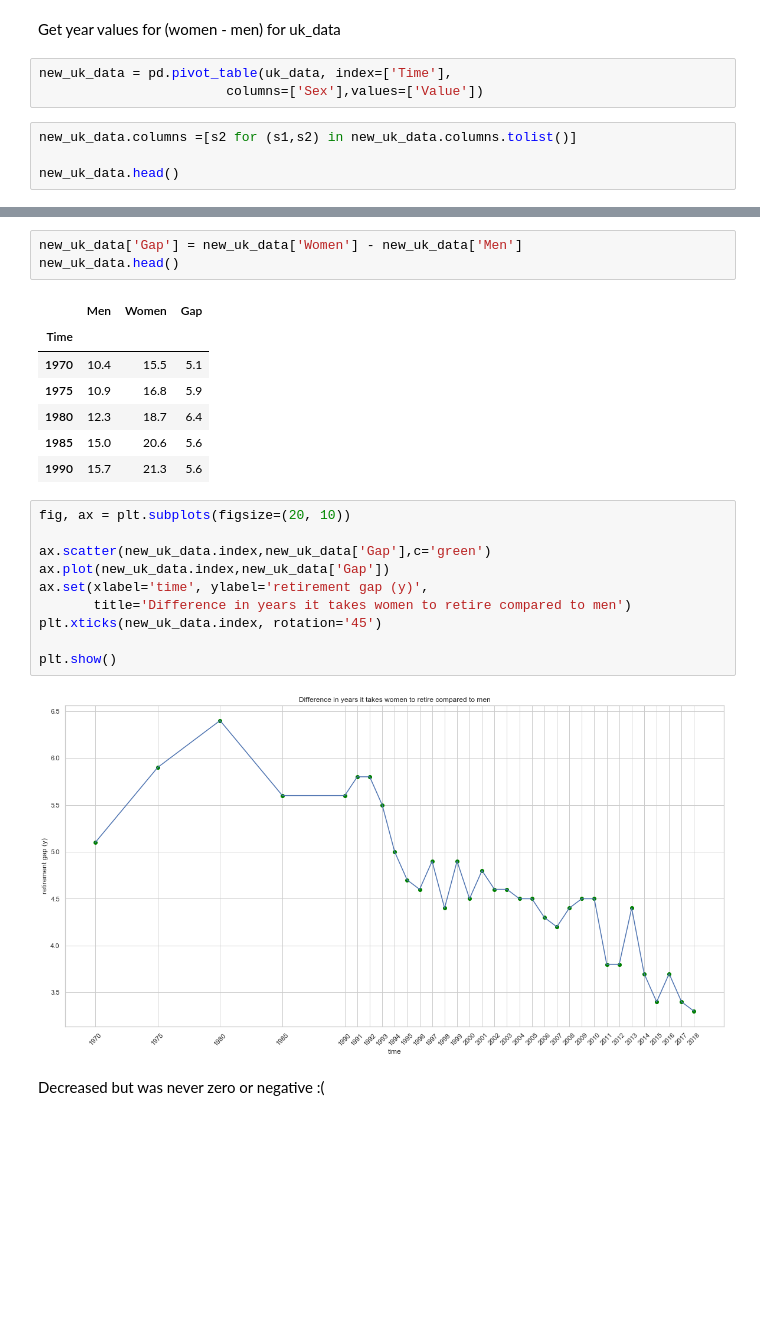
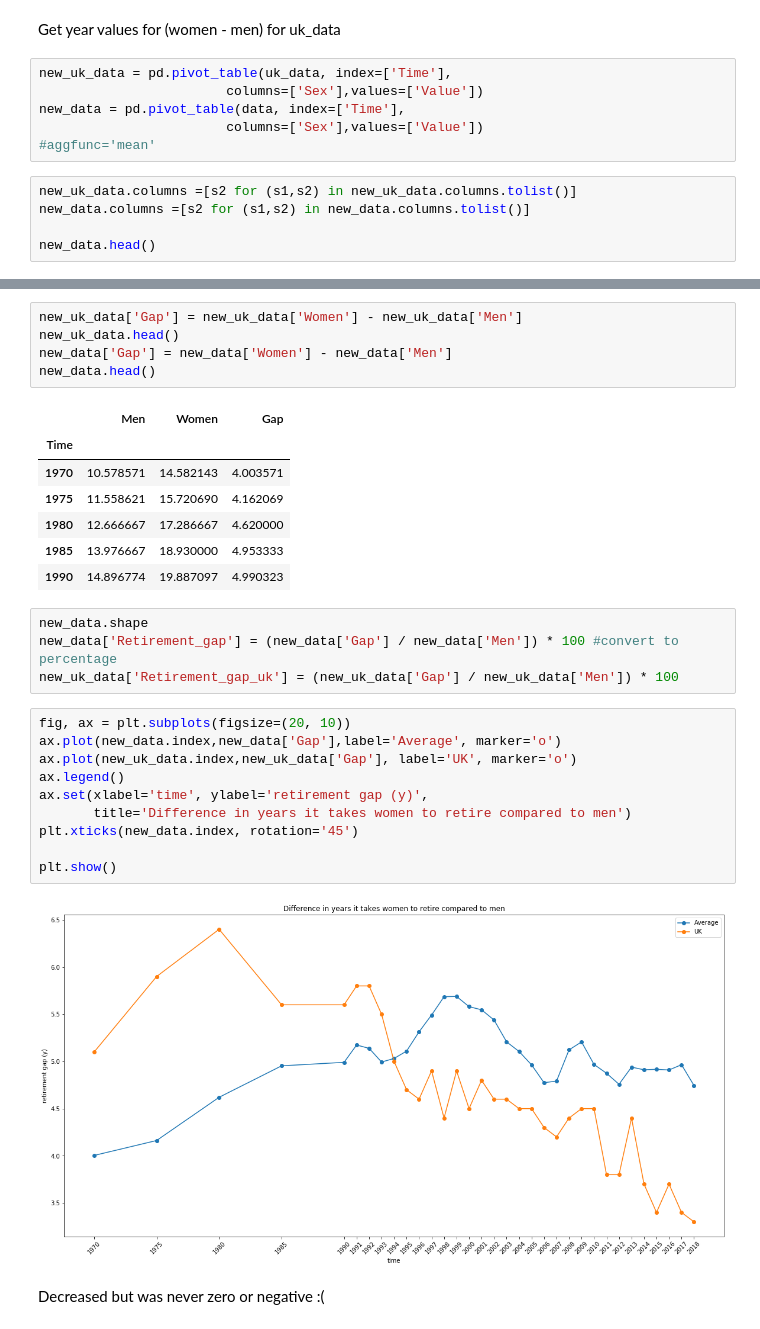
Before and after one commit to Ads2020Group6/data-exploration, a Jupyter notebook: Let_me_retire_already.ipynb, the cells around one changed output, grey strips where cells are left out. Drawn from its saved outputs; the diff is of its cells as text; blank space fills up the shorter version.

```diff
--- a/Let_me_retire_already.ipynb
+++ b/Let_me_retire_already.ipynb
@@ -59,10 +59,14 @@ Get year values for (women - men) for uk_data
 # %%
 new_uk_data = pd.pivot_table(uk_data, index=['Time'],
                         columns=['Sex'],values=['Value'])
+new_data = pd.pivot_table(data, index=['Time'],
+                        columns=['Sex'],values=['Value'])
+#aggfunc='mean'
 # %%
 new_uk_data.columns =[s2 for (s1,s2) in new_uk_data.columns.tolist()]
+new_data.columns =[s2 for (s1,s2) in new_data.columns.tolist()]
 
-new_uk_data.head()
+new_data.head()
 # %% [output]
 |  | Men | Women |
 | Time |  |  |
@@ -74,26 +78,32 @@ new_uk_data.head()
 # %%
 new_uk_data['Gap'] = new_uk_data['Women'] - new_uk_data['Men']
 new_uk_data.head()
+new_data['Gap'] = new_data['Women'] - new_data['Men']
+new_data.head()
 # %% [output]
 |  | Men | Women | Gap |
 | Time |  |  |  |
-| 1970 | 10.4 | 15.5 | 5.1 |
-| 1975 | 10.9 | 16.8 | 5.9 |
-| 1980 | 12.3 | 18.7 | 6.4 |
-| 1985 | 15.0 | 20.6 | 5.6 |
-| 1990 | 15.7 | 21.3 | 5.6 |
+| 1970 | 10.578571 | 14.582143 | 4.003571 |
+| 1975 | 11.558621 | 15.720690 | 4.162069 |
+| 1980 | 12.666667 | 17.286667 | 4.620000 |
+| 1985 | 13.976667 | 18.930000 | 4.953333 |
+| 1990 | 14.896774 | 19.887097 | 4.990323 |
+# %%
+new_data.shape
+new_data['Retirement_gap'] = (new_data['Gap'] / new_data['Men']) * 100 #convert to percentage
+new_uk_data['Retirement_gap_uk'] = (new_uk_data['Gap'] / new_uk_data['Men']) * 100
 # %%
 fig, ax = plt.subplots(figsize=(20, 10))
-
-ax.scatter(new_uk_data.index,new_uk_data['Gap'],c='green')
-ax.plot(new_uk_data.index,new_uk_data['Gap'])
+ax.plot(new_data.index,new_data['Gap'],label='Average', marker='o')
+ax.plot(new_uk_data.index,new_uk_data['Gap'], label='UK', marker='o')
+ax.legend()
 ax.set(xlabel='time', ylabel='retirement gap (y)',
        title='Difference in years it takes women to retire compared to men')
-plt.xticks(new_uk_data.index, rotation='45')
+plt.xticks(new_data.index, rotation='45')
 
 plt.show()
 # %% [output]
-[figure, old version]
+[figure, new version]
 # %% [markdown]
 Decreased but was never zero or negative :(
 # %% [markdown]
```
Also changed, not shown: parts of 29 cells of this notebook, 4 other files.
